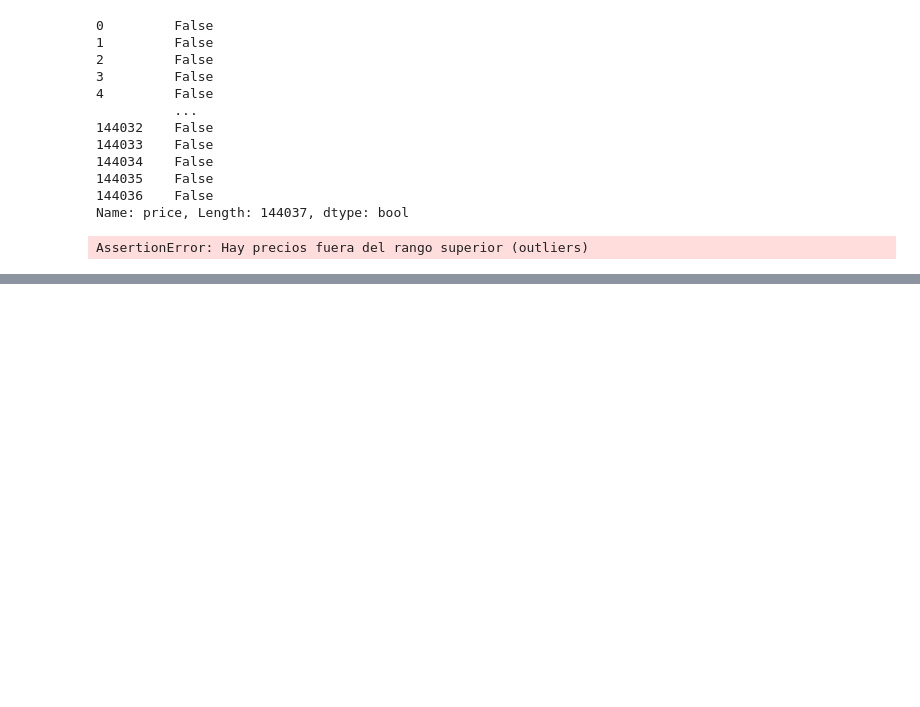
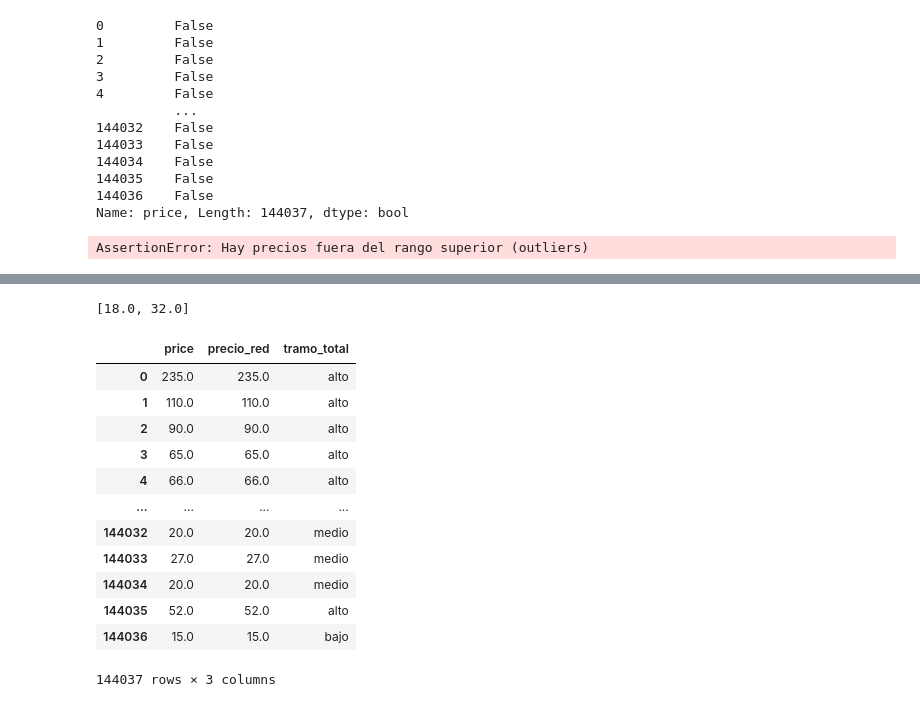
Before and after one commit to Lenis0207/PAD_2025_IIB1, a Jupyter notebook: src/clases_ad/clase_5678_pandas.ipynb, the cells around one changed output, grey strips where cells are left out. Drawn from its saved outputs; the diff is of its cells as text; code cells hidden in the pictures; blank space fills up the shorter version.

```diff
--- a/src/clases_ad/clase_5678_pandas.ipynb
+++ b/src/clases_ad/clase_5678_pandas.ipynb
@@ -603,0 +632,29 @@ AssertionError: Hay precios fuera del rango superior (outliers)
+# %%
+df_limpieza = df_csv.copy()
+df_limpieza['precio_red'] = df_limpieza['price'].apply(lambda x: round(x, 0))
+tramos = df_limpieza['price'].quantile([0.33, 0.66]).to_list()
+tramos
+# %% [output]
+[18.0, 32.0]
+# %%
+def etiqueta(t):
+    if t <= tramos[0]: return 'bajo' # 18
+    if t <= tramos[1]: return 'medio'
+    return 'alto'
+# %%
+df_limpieza["tramo_total"]= df_limpieza["price"].map(etiqueta)
+df_limpieza[["price","precio_red","tramo_total"]]
+# %% [output]
+|  | price | precio_red | tramo_total |
+| 0 | 235.0 | 235.0 | alto |
+| 1 | 110.0 | 110.0 | alto |
+| 2 | 90.0 | 90.0 | alto |
+| 3 | 65.0 | 65.0 | alto |
+| 4 | 66.0 | 66.0 | alto |
+| ... | ... | ... | ... |
+| 144032 | 20.0 | 20.0 | medio |
+| 144033 | 27.0 | 27.0 | medio |
+| 144034 | 20.0 | 20.0 | medio |
+| 144035 | 52.0 | 52.0 | alto |
+| 144036 | 15.0 | 15.0 | bajo |
+144037 rows × 3 columns
```
Also changed, not shown: parts of 18 cells of this notebook.
